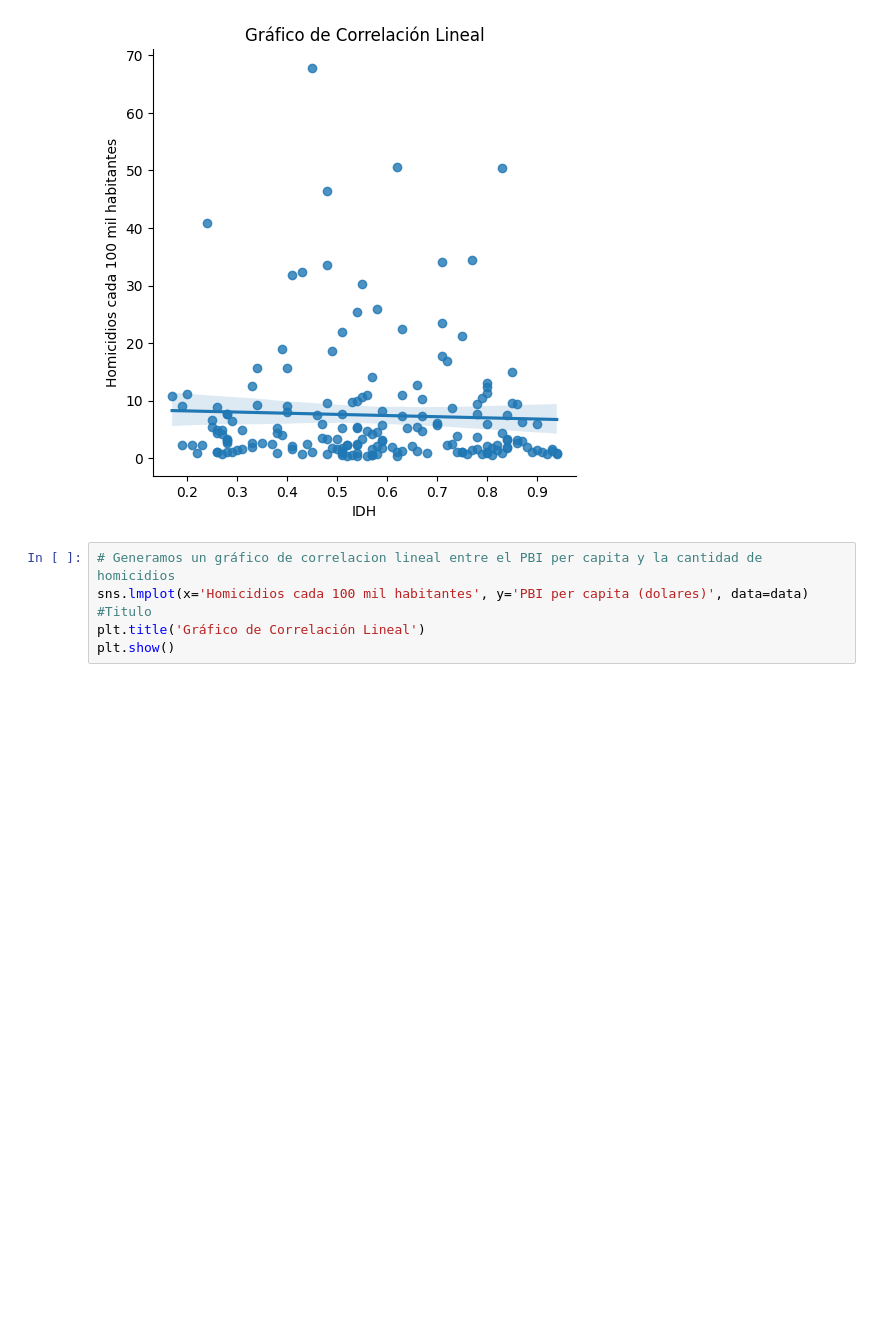
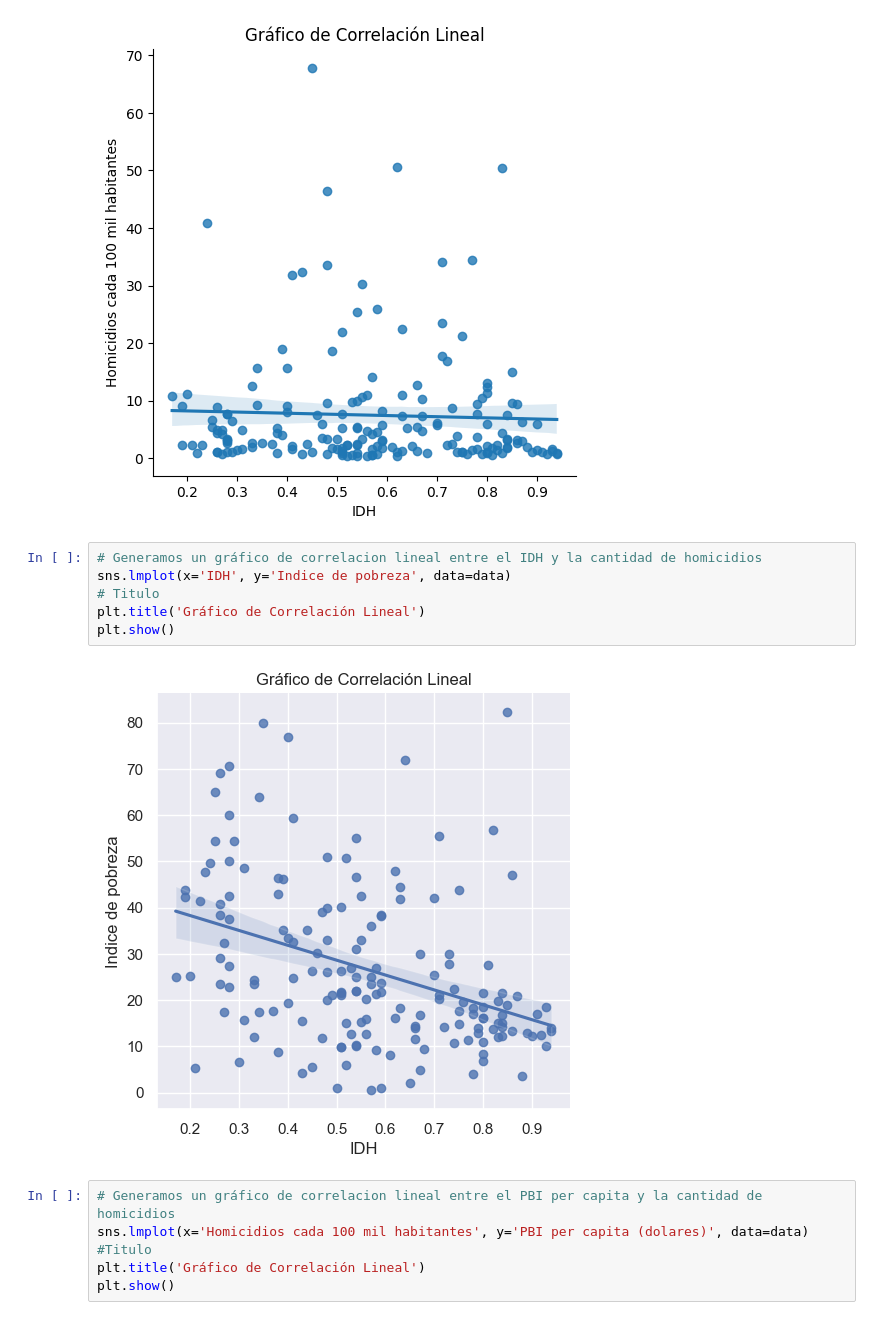
Before and after one commit to socho8/Bienestar-Socioeconomico, a Jupyter notebook: src/Memoria/EDA.F.ipynb, the cells around one changed output. Drawn from its saved outputs; the diff is of its cells as text; blank space fills up the shorter version.

```diff
--- a/src/Memoria/EDA.F.ipynb
+++ b/src/Memoria/EDA.F.ipynb
@@ -228,6 +228,14 @@ plt.title('Gráfico de Correlación Lineal')
 plt.show()
 # %% [output]
 [figure]
+# %%
+# Generamos un gráfico de correlacion lineal entre el IDH y la cantidad de homicidios
+sns.lmplot(x='IDH', y='Indice de pobreza', data=data)
+# Titulo
+plt.title('Gráfico de Correlación Lineal')
+plt.show()
+# %% [output]
+[figure, added]
 # %%
 # Generamos un gráfico de correlacion lineal entre el PBI per capita y la cantidad de homicidios
 sns.lmplot(x='Homicidios cada 100 mil habitantes', y='PBI per capita (dolares)', data=data)
```
Also changed, not shown: 1 other file.
